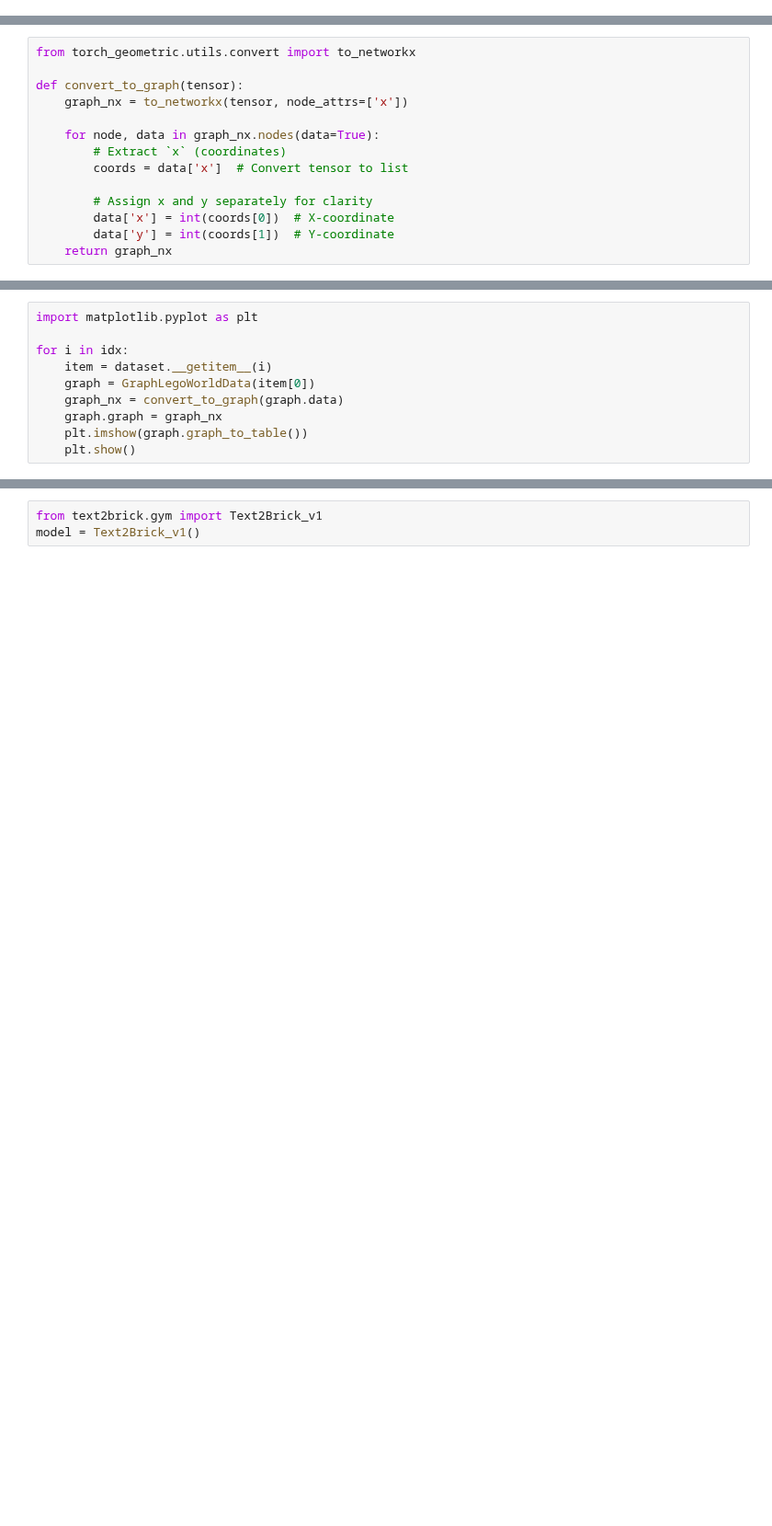
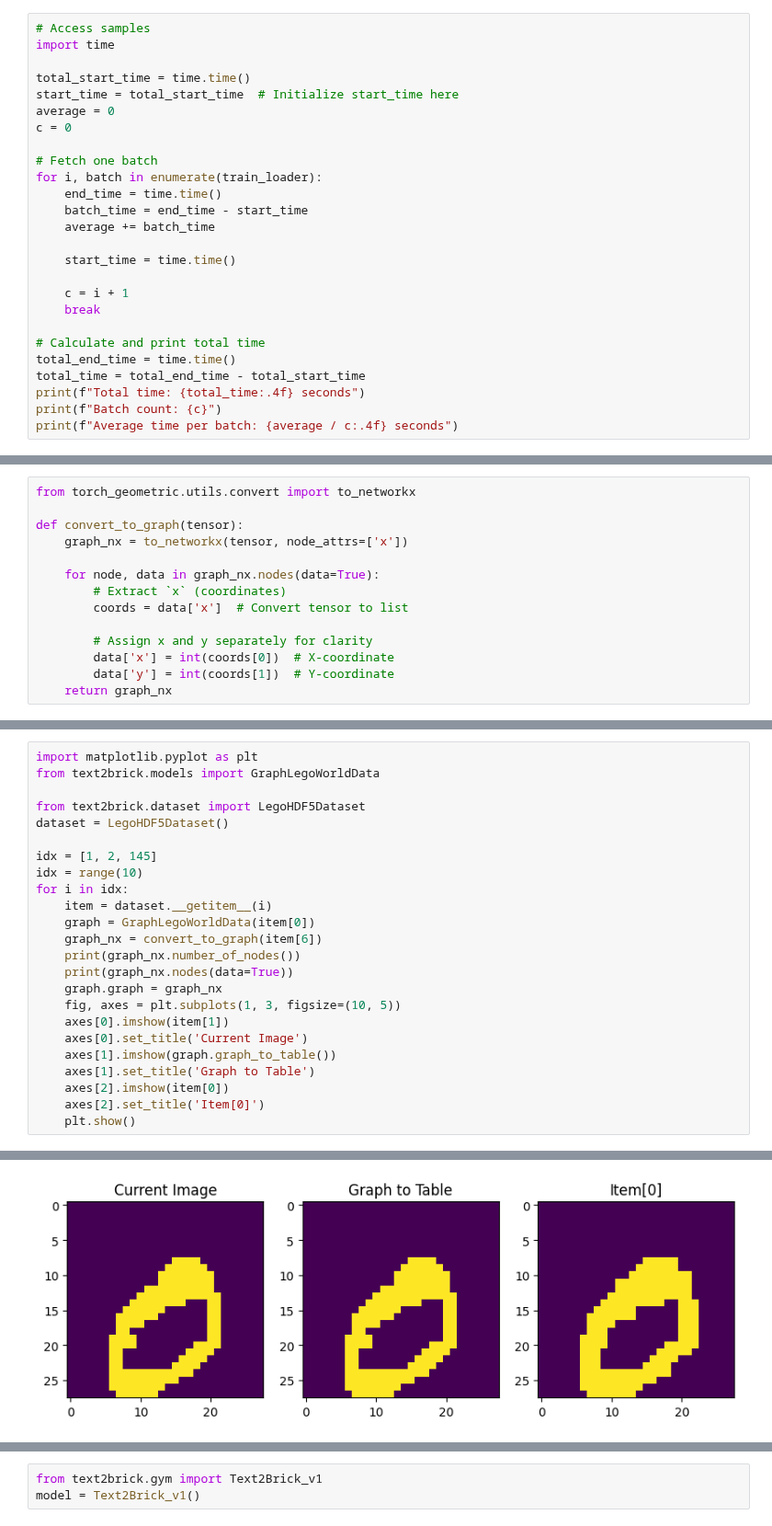
Before and after one commit to EwenBernard/Text2Bricks, a Jupyter notebook: training_notebook.ipynb, the cells around one changed output, grey strips where cells are left out. Shown at 92% size. Cells and saved outputs as stored; diff of their text form; blank space fills up the shorter version.

```diff
--- a/training_notebook.ipynb
+++ b/training_notebook.ipynb
@@ -59,0 +31,26 @@ dataset = LegoMemmapDataset(num_graphs=NUM_SAMPLES)
+# %%
+# Access samples
+import time
+
+total_start_time = time.time()
+start_time = total_start_time  # Initialize start_time here
+average = 0
+c = 0
+
+# Fetch one batch
+for i, batch in enumerate(train_loader):
+    end_time = time.time()
+    batch_time = end_time - start_time
+    average += batch_time
+
+    start_time = time.time()
+
+    c = i + 1
+    break
+
+# Calculate and print total time
+total_end_time = time.time()
+total_time = total_end_time - total_start_time
+print(f"Total time: {total_time:.4f} seconds")
+print(f"Batch count: {c}")
+print(f"Average time per batch: {average / c:.4f} seconds")
@@ -128,10 +158,25 @@ idx = [0, 40, 120, 200, 280, 360]
 # %%
 import matplotlib.pyplot as plt
+from text2brick.models import GraphLegoWorldData
 
+from text2brick.dataset import LegoHDF5Dataset
+dataset = LegoHDF5Dataset()
+
+idx = [1, 2, 145]
+idx = range(10)
 for i in idx:
     item = dataset.__getitem__(i)
     graph = GraphLegoWorldData(item[0])
-    graph_nx = convert_to_graph(graph.data)
+    graph_nx = convert_to_graph(item[6])
+    print(graph_nx.number_of_nodes())
+    print(graph_nx.nodes(data=True))
     graph.graph = graph_nx
-    plt.imshow(graph.graph_to_table())
+    fig, axes = plt.subplots(1, 3, figsize=(10, 5))
+    axes[0].imshow(item[1])
+    axes[0].set_title('Current Image')
+    axes[1].imshow(graph.graph_to_table())
+    axes[1].set_title('Graph to Table')
+    axes[2].imshow(item[0])
+    axes[2].set_title('Item[0]')
     plt.show()
+# %% [output]
@@ -137,0 +185 @@ for i in idx:
+[figure, added]
```
Also changed, not shown: parts of 38 cells of this notebook, 1 other file.
